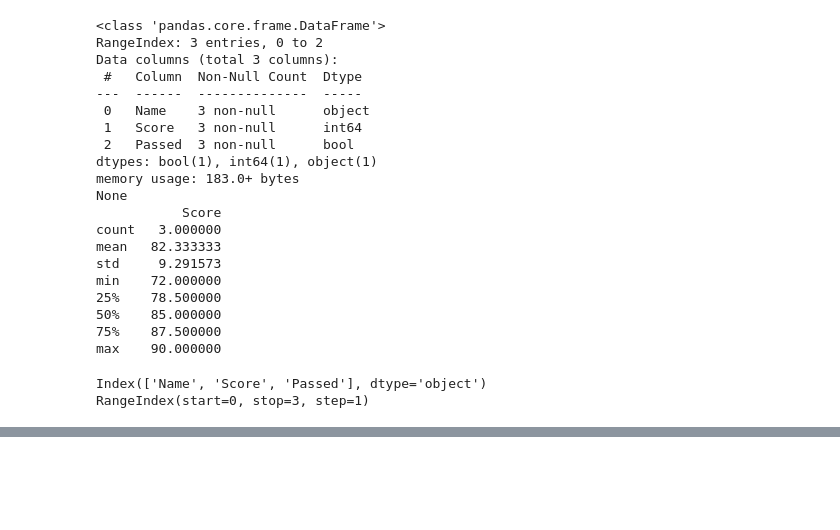
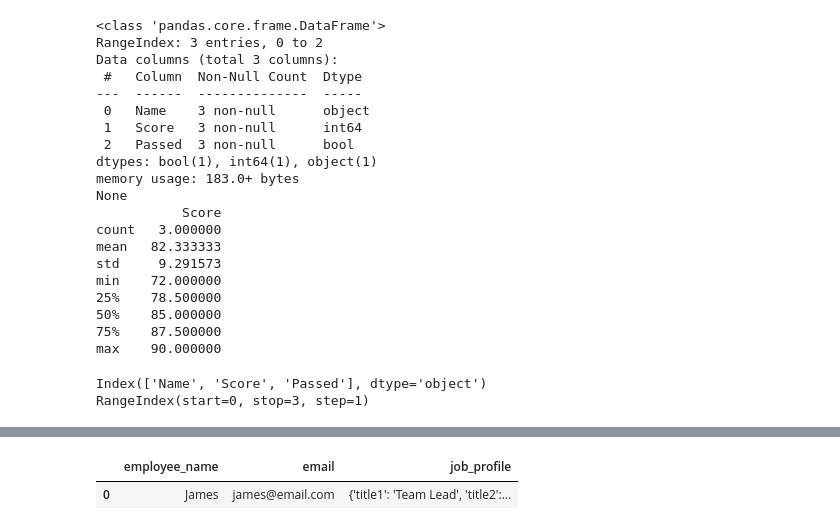
Before and after one commit to fahim-506/Data_Analysis, a Jupyter notebook: Pandas/pandas.ipynb, the cells around one changed output, grey strips where cells are left out. Cells and saved outputs as stored; diff of their text form; code cells hidden in the pictures; blank space fills up the shorter version.

```diff
--- a/Pandas/pandas.ipynb
+++ b/Pandas/pandas.ipynb
@@ -326,0 +353,6 @@ RangeIndex(start=0, stop=3, step=1)
+# %%
+
+df.head()
+# %% [output]
+|  | employee_name | email | job_profile |
+| 0 | James | james@email.com | {'title1': 'Team Lead', 'title2':... |
```
Also changed, not shown: parts of 10 cells of this notebook, 2 other files.
